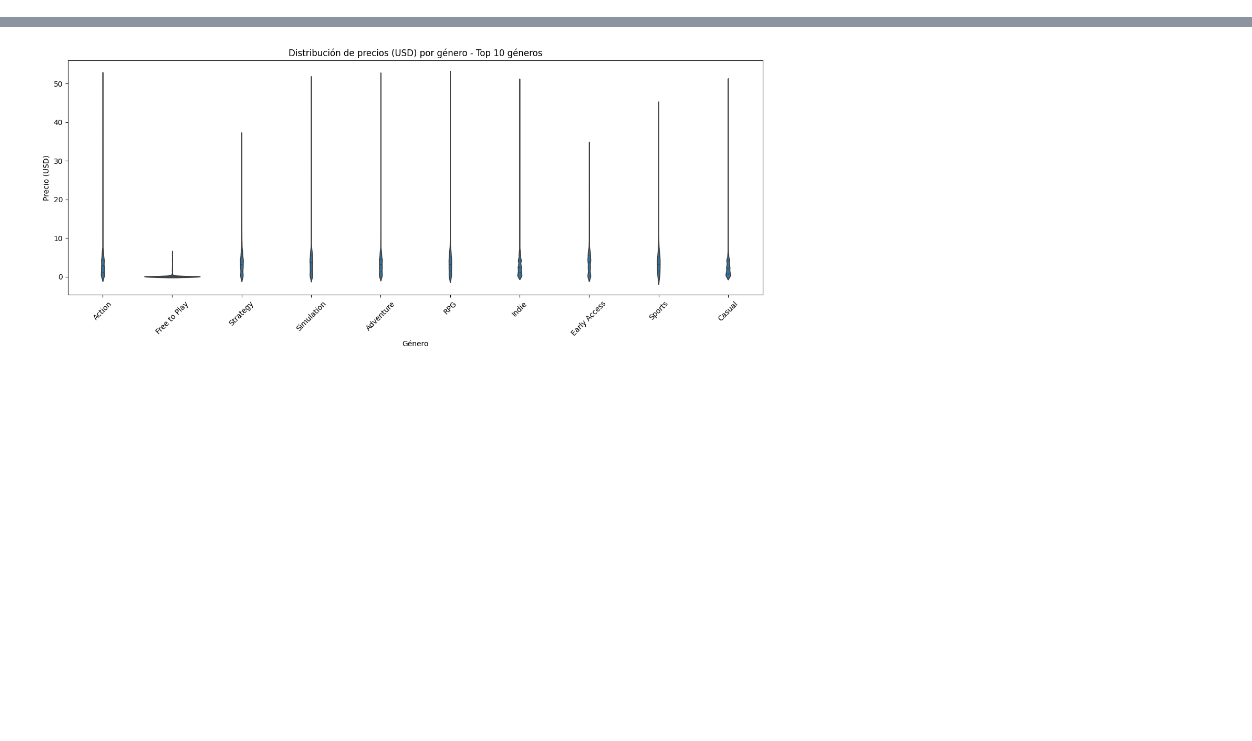
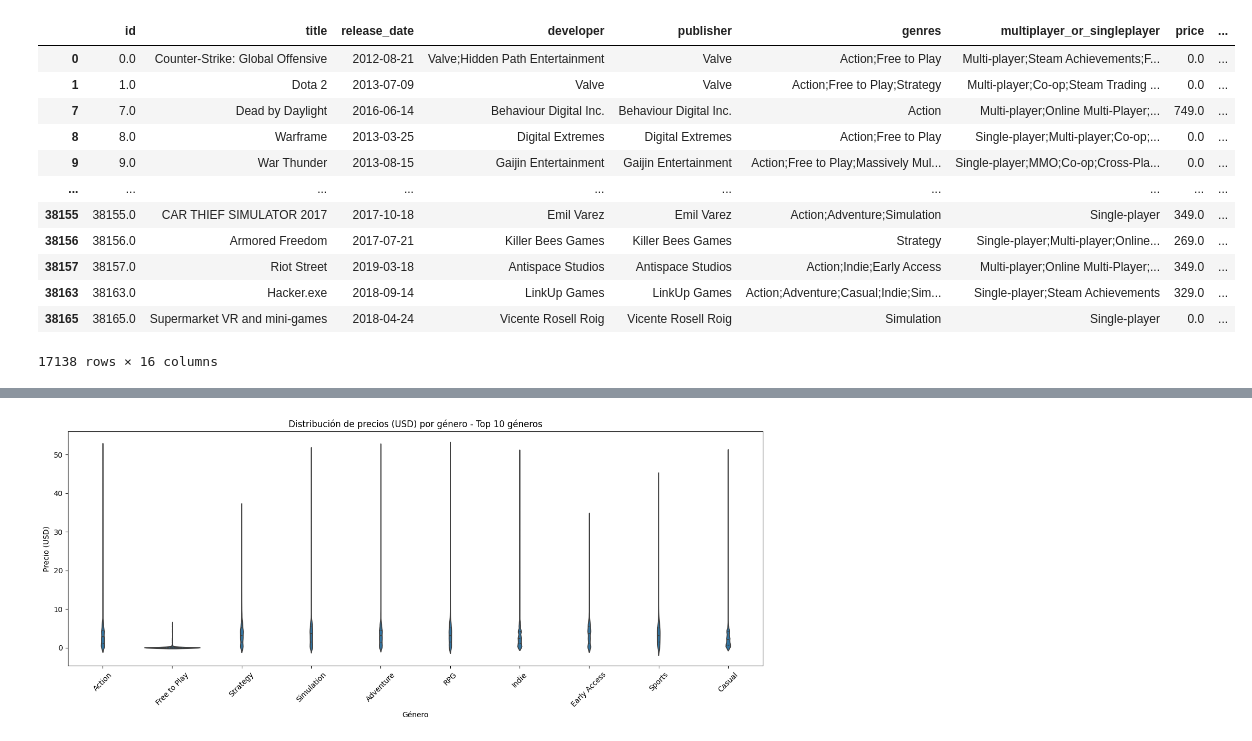
Before and after one commit to delav-dev/steam-pc-games-analysis, a Jupyter notebook: data_analysis.ipynb, the cells around one changed output, grey strips where cells are left out. Saved outputs shown, nothing was run; the diff lists cells and outputs as text; code cells hidden in the pictures; blank space fills up the shorter version.

```diff
--- a/data_analysis.ipynb
+++ b/data_analysis.ipynb
@@ -8,3 +167,27 @@ steam_data = pd.read_csv("games_data.csv", encoding="latin-1")
+# %%
+#Preprocesamiento de datos.
+steam_data = steam_data.dropna()
+steam_data['price'] = steam_data['price'].replace('Free to play', 0)
+steam_data['dc_price'] = steam_data['dc_price'].replace('Free to play', 0)
+
+steam_data['price'] = steam_data['price'].astype(str).str.replace(',', '').astype(float)
+steam_data['dc_price'] = steam_data['dc_price'].astype(str).str.replace(',', '').astype(float)
+
+steam_data
+# %% [output]
+|  | id | title | release_date | developer | publisher | genres | multiplayer_or_singleplayer | price | ... |
+| 0 | 0.0 | Counter-Strike: Global Offensive | 2012-08-21 | Valve;Hidden Path Entertainment | Valve | Action;Free to Play | Multi-player;Steam Achievements;F... | 0.0 | ... |
+| 1 | 1.0 | Dota 2 | 2013-07-09 | Valve | Valve | Action;Free to Play;Strategy | Multi-player;Co-op;Steam Trading ... | 0.0 | ... |
+| 7 | 7.0 | Dead by Daylight | 2016-06-14 | Behaviour Digital Inc. | Behaviour Digital Inc. | Action | Multi-player;Online Multi-Player;... | 749.0 | ... |
+| 8 | 8.0 | Warframe | 2013-03-25 | Digital Extremes | Digital Extremes | Action;Free to Play | Single-player;Multi-player;Co-op;... | 0.0 | ... |
+| 9 | 9.0 | War Thunder | 2013-08-15 | Gaijin Entertainment | Gaijin Entertainment | Action;Free to Play;Massively Mul... | Single-player;MMO;Co-op;Cross-Pla... | 0.0 | ... |
+| ... | ... | ... | ... | ... | ... | ... | ... | ... | ... |
+| 38155 | 38155.0 | CAR THIEF SIMULATOR 2017 | 2017-10-18 | Emil Varez | Emil Varez | Action;Adventure;Simulation | Single-player | 349.0 | ... |
+| 38156 | 38156.0 | Armored Freedom | 2017-07-21 | Killer Bees Games | Killer Bees Games | Strategy | Single-player;Multi-player;Online... | 269.0 | ... |
+| 38157 | 38157.0 | Riot Street | 2019-03-18 | Antispace Studios | Antispace Studios | Action;Indie;Early Access | Multi-player;Online Multi-Player;... | 349.0 | ... |
+| 38163 | 38163.0 | Hacker.exe | 2018-09-14 | LinkUp Games | LinkUp Games | Action;Adventure;Casual;Indie;Sim... | Single-player;Steam Achievements | 329.0 | ... |
+| 38165 | 38165.0 | Supermarket VR and mini-games | 2018-04-24 | Vicente Rosell Roig | Vicente Rosell Roig | Simulation | Single-player | 0.0 | ... |
+17138 rows × 16 columns
 # %%
 steam_data.head()
 # %% [output]
```
Also changed, not shown: parts of 10 cells of this notebook, 1 other file.
